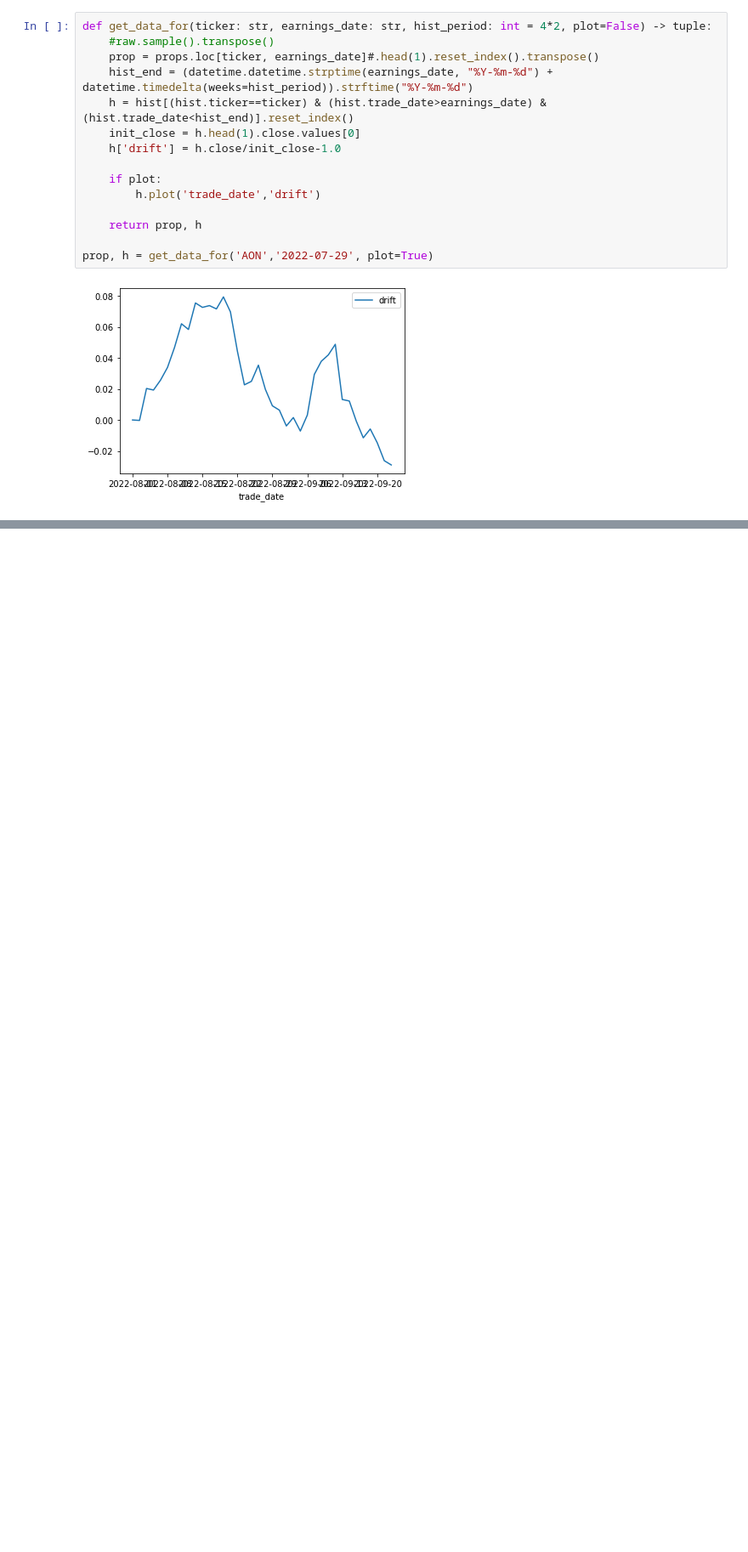
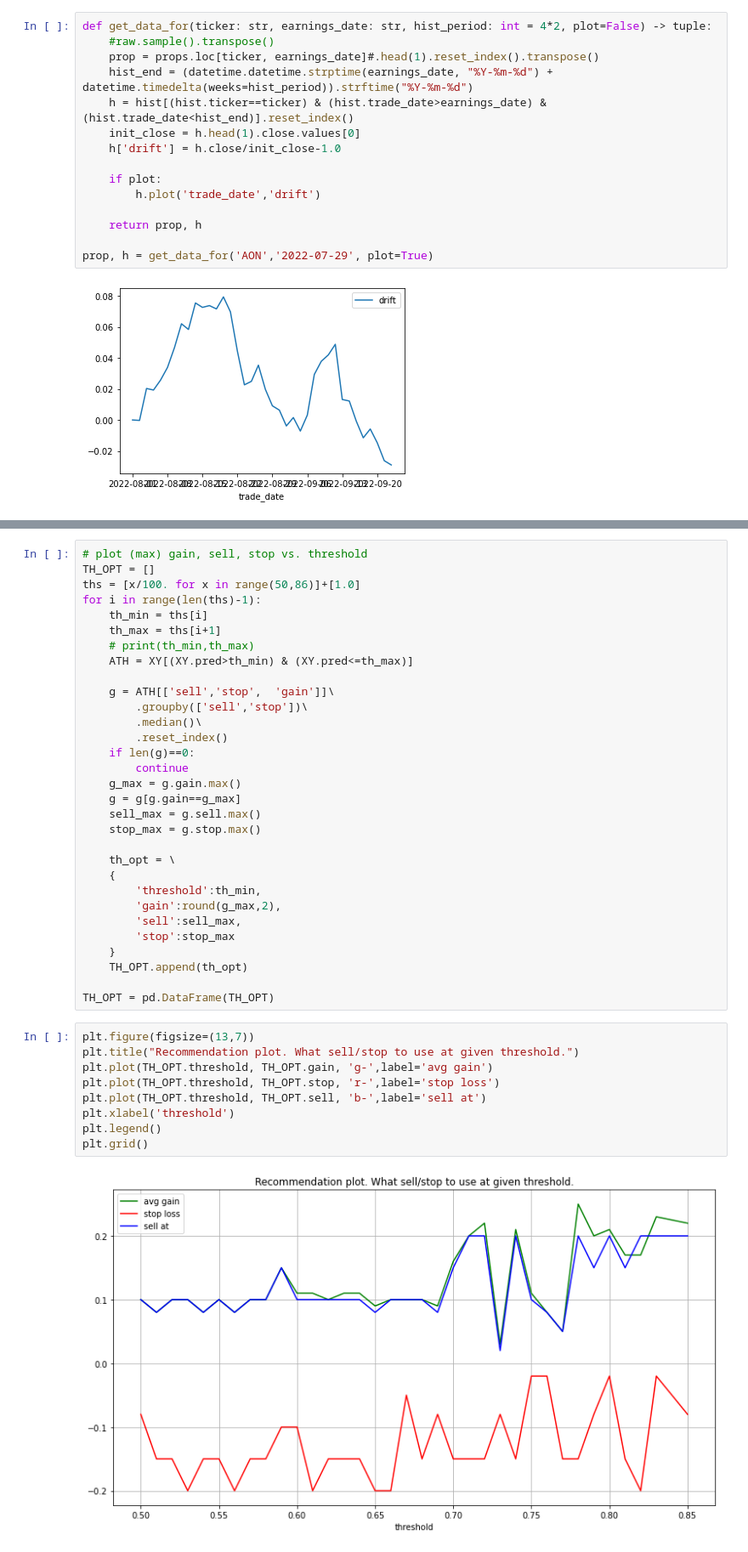
Before and after one commit to kulasinski/multitrader, a Jupyter notebook: simulator.ipynb, the cells around one changed output, grey strips where cells are left out. Shown at 85% size. Cells and saved outputs as stored; diff of their text form; blank space fills up the shorter version.

Commit message:
simulator recommendations

```diff
--- a/simulator.ipynb
+++ b/simulator.ipynb
@@ -97,0 +188,42 @@ final gain for sell_pct 0.2 and stop_loss -0.2: -0.03
+# %%
+# plot (max) gain, sell, stop vs. threshold
+TH_OPT = []
+ths = [x/100. for x in range(50,86)]+[1.0]
+for i in range(len(ths)-1):
+    th_min = ths[i]
+    th_max = ths[i+1]
+    # print(th_min,th_max)
+    ATH = XY[(XY.pred>th_min) & (XY.pred<=th_max)]
+
+    g = ATH[['sell','stop',  'gain']]\
+        .groupby(['sell','stop'])\
+        .median()\
+        .reset_index()
+    if len(g)==0:
+        continue
+    g_max = g.gain.max()
+    g = g[g.gain==g_max]
+    sell_max = g.sell.max()
+    stop_max = g.stop.max()
+
+    th_opt = \
+    {
+        'threshold':th_min,
+        'gain':round(g_max,2),
+        'sell':sell_max,
+        'stop':stop_max
+    }
+    TH_OPT.append(th_opt)
+
+TH_OPT = pd.DataFrame(TH_OPT)
+# %%
+plt.figure(figsize=(13,7))
+plt.title("Recommendation plot. What sell/stop to use at given threshold.")
+plt.plot(TH_OPT.threshold, TH_OPT.gain, 'g-',label='avg gain')
+plt.plot(TH_OPT.threshold, TH_OPT.stop, 'r-',label='stop loss')
+plt.plot(TH_OPT.threshold, TH_OPT.sell, 'b-',label='sell at')
+plt.xlabel('threshold')
+plt.legend()
+plt.grid()
+# %% [output]
+[figure, added]
```
Also changed, not shown: parts of 12 cells of this notebook.
